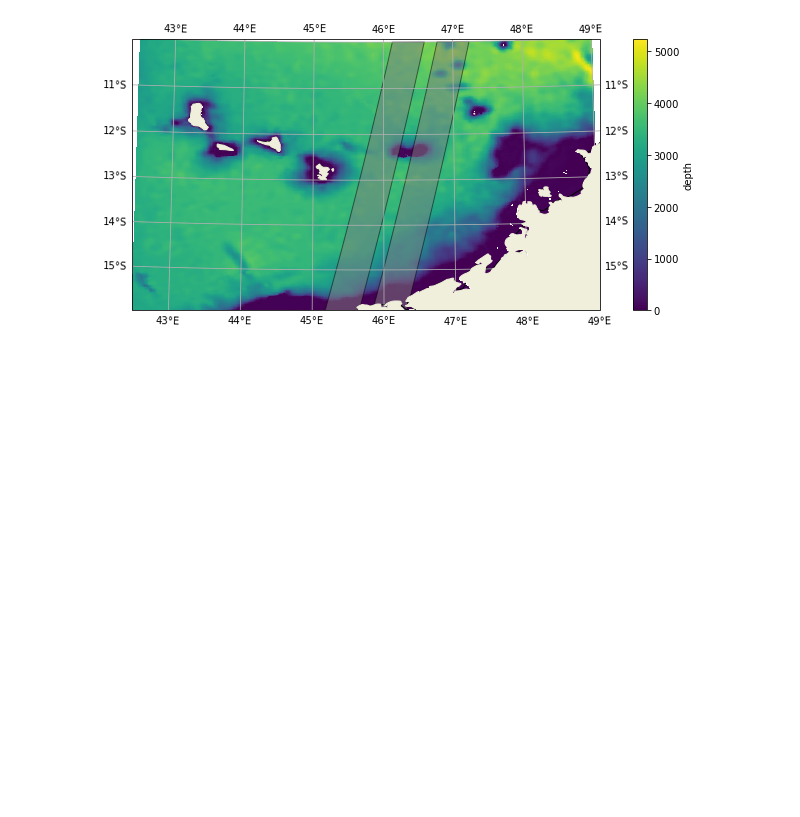
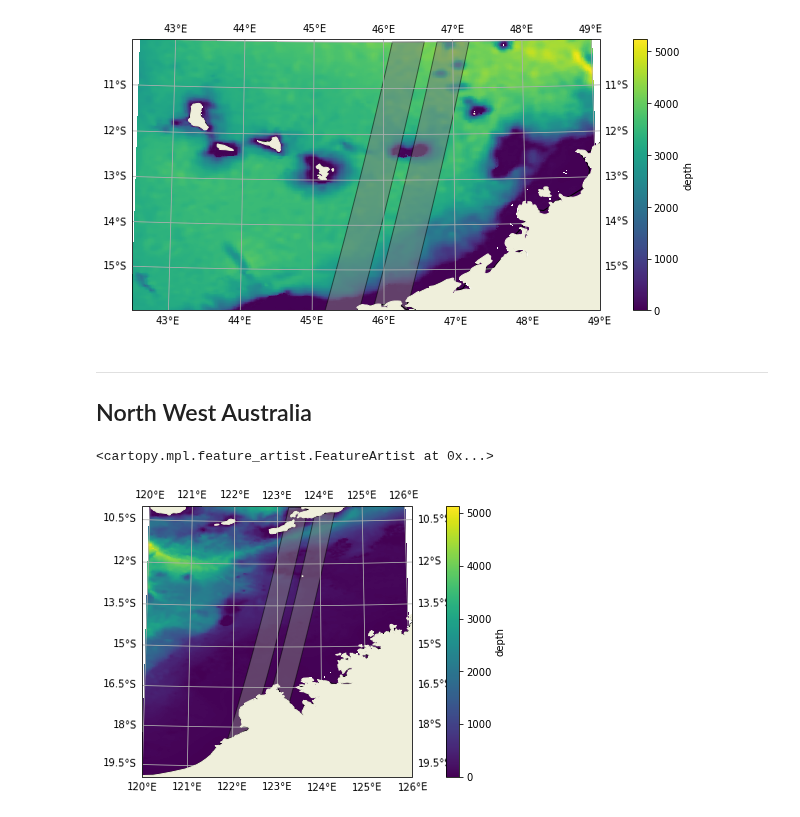
Before and after one commit to apatlpo/mit_equinox, a Jupyter notebook: calval/tracks.ipynb, the cells around one changed output. Saved outputs shown, nothing was run; the diff lists cells and outputs as text; code cells hidden in the pictures; blank space fills up the shorter version.

```diff
--- a/calval/tracks.ipynb
+++ b/calval/tracks.ipynb
@@ -163,3 +146,19 @@ ax.add_feature(land_feature, zorder=2)
 # %% [output]
 <cartopy.mpl.feature_artist.FeatureArtist at 0x...>
 [figure]
+# %% [markdown]
+---
+## North West Australia
+# %%
+bbox = [120, 126, -20, -10] # small bbox
+
+fig, ax = plot_site(bbox, figsize=(12,5))
+
+bathy = ut.load_bathy(extent=bbox)
+bathy.plot(ax=ax, transform=ccrs.PlateCarree())
+
+land_feature = cfeature.LAND
+ax.add_feature(land_feature, zorder=2)
+# %% [output]
+<cartopy.mpl.feature_artist.FeatureArtist at 0x...>
+[figure, added]
```
Also changed, not shown: parts of 1 cell of this notebook, 2 other files.
